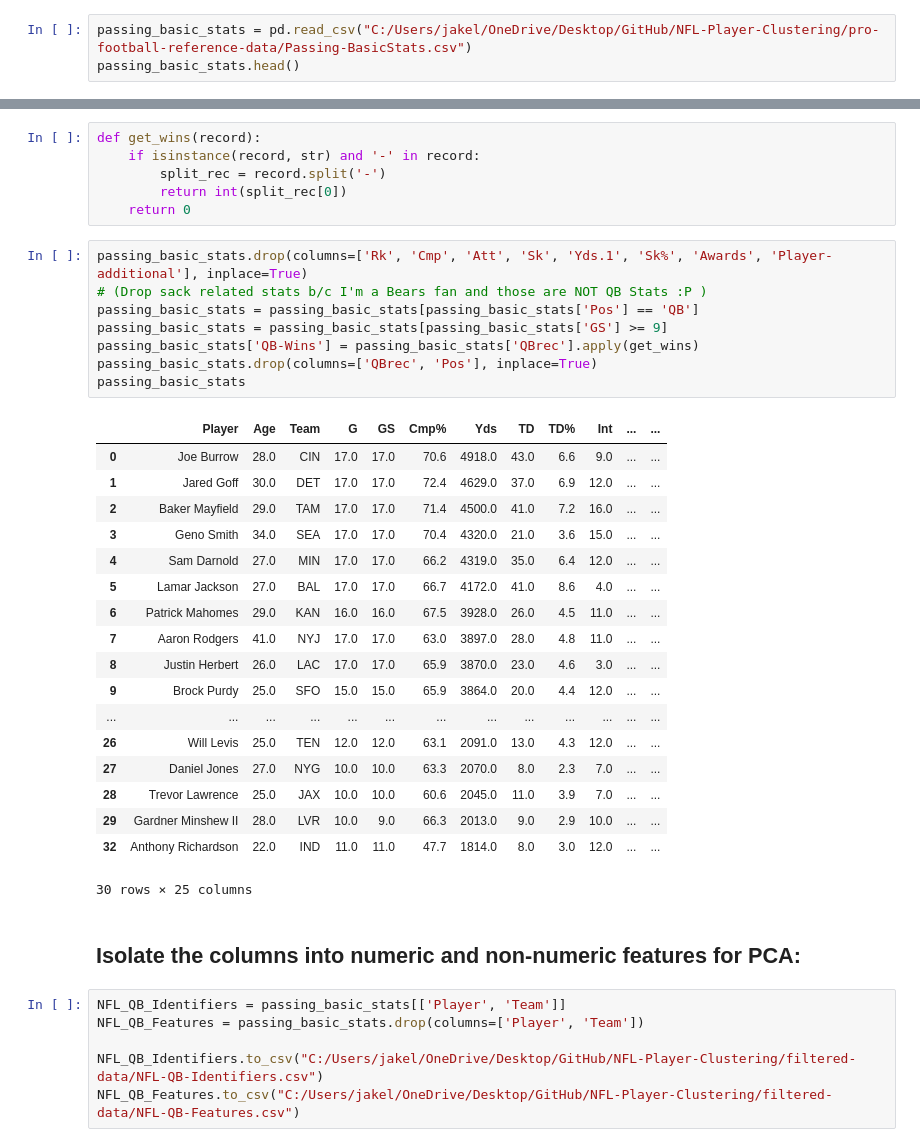
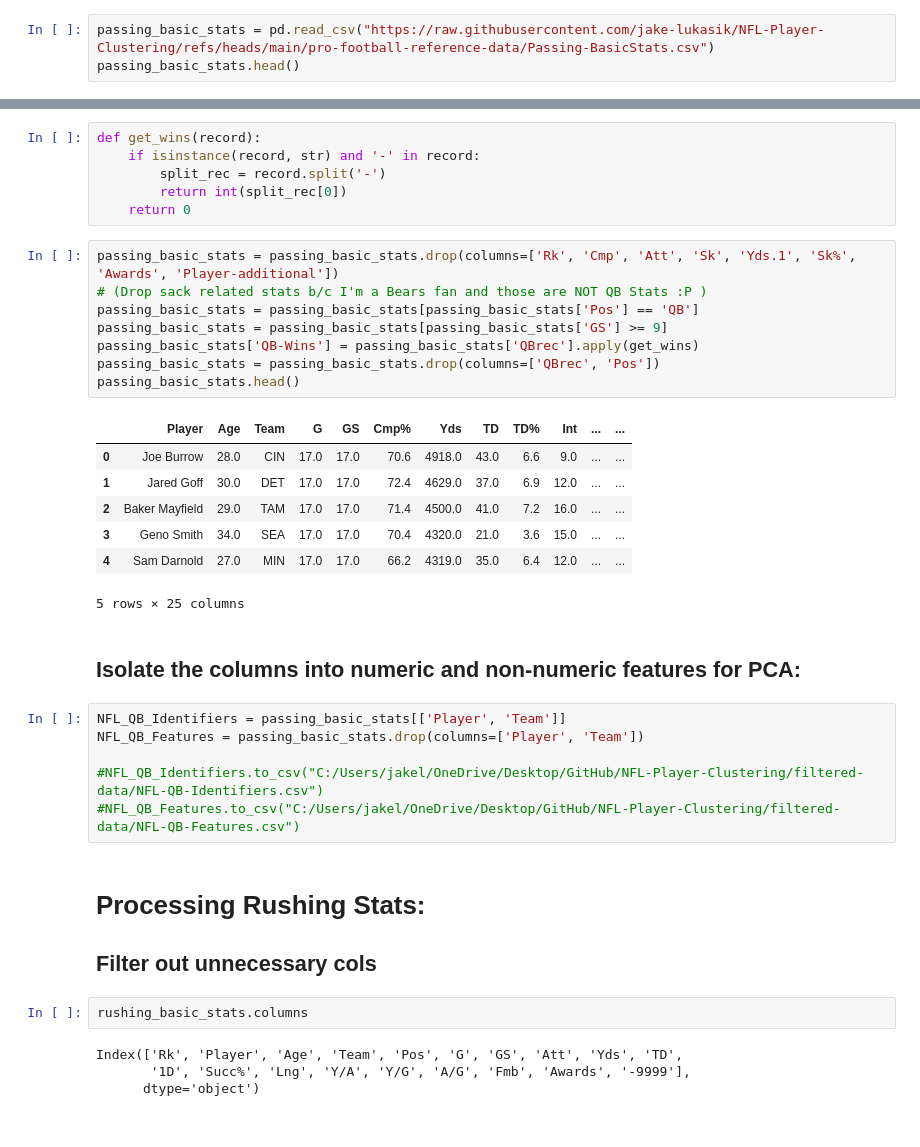
Before and after one commit to jake-lukasik/NFL-Player-Clustering, a Jupyter notebook: code-notebooks/NFL-Player-Clustering-Data-Preprocessing.ipynb, the cells around one changed output, grey strips where cells are left out. Saved outputs shown, nothing was run; the diff lists cells and outputs as text.

```diff
--- a/code-notebooks/NFL-Player-Clustering-Data-Preprocessing.ipynb
+++ b/code-notebooks/NFL-Player-Clustering-Data-Preprocessing.ipynb
@@ -7,5 +8,5 @@ import pandas as pd
 # %%
-passing_basic_stats = pd.read_csv("C:/Users/jakel/OneDrive/Desktop/GitHub/NFL-Player-Clustering/pro-football-reference-data/Passing-BasicStats.csv")
+passing_basic_stats = pd.read_csv("https://raw.githubusercontent.com/jake-lukasik/NFL-Player-Clustering/refs/heads/main/pro-football-reference-data/Passing-BasicStats.csv")
 passing_basic_stats.head()
 # %% [output]
 |  | Rk | Player | Age | Team | Pos | G | GS | QBrec | Cmp | Att | ... | ... |
@@ -54,37 +55,35 @@ def get_wins(record):
         return int(split_rec[0])
     return 0
 # %%
-passing_basic_stats.drop(columns=['Rk', 'Cmp', 'Att', 'Sk', 'Yds.1', 'Sk%', 'Awards', 'Player-additional'], inplace=True)
+passing_basic_stats = passing_basic_stats.drop(columns=['Rk', 'Cmp', 'Att', 'Sk', 'Yds.1', 'Sk%', 'Awards', 'Player-additional'])
 # (Drop sack related stats b/c I'm a Bears fan and those are NOT QB Stats :P )
 passing_basic_stats = passing_basic_stats[passing_basic_stats['Pos'] == 'QB']
 passing_basic_stats = passing_basic_stats[passing_basic_stats['GS'] >= 9]
 passing_basic_stats['QB-Wins'] = passing_basic_stats['QBrec'].apply(get_wins)
-passing_basic_stats.drop(columns=['QBrec', 'Pos'], inplace=True)
-passing_basic_stats
+passing_basic_stats = passing_basic_stats.drop(columns=['QBrec', 'Pos'])
+passing_basic_stats.head()
 # %% [output]
 |  | Player | Age | Team | G | GS | Cmp% | Yds | TD | TD% | Int | ... | ... |
 | 0 | Joe Burrow | 28.0 | CIN | 17.0 | 17.0 | 70.6 | 4918.0 | 43.0 | 6.6 | 9.0 | ... | ... |
 | 1 | Jared Goff | 30.0 | DET | 17.0 | 17.0 | 72.4 | 4629.0 | 37.0 | 6.9 | 12.0 | ... | ... |
 | 2 | Baker Mayfield | 29.0 | TAM | 17.0 | 17.0 | 71.4 | 4500.0 | 41.0 | 7.2 | 16.0 | ... | ... |
 | 3 | Geno Smith | 34.0 | SEA | 17.0 | 17.0 | 70.4 | 4320.0 | 21.0 | 3.6 | 15.0 | ... | ... |
 | 4 | Sam Darnold | 27.0 | MIN | 17.0 | 17.0 | 66.2 | 4319.0 | 35.0 | 6.4 | 12.0 | ... | ... |
-| 5 | Lamar Jackson | 27.0 | BAL | 17.0 | 17.0 | 66.7 | 4172.0 | 41.0 | 8.6 | 4.0 | ... | ... |
-| 6 | Patrick Mahomes | 29.0 | KAN | 16.0 | 16.0 | 67.5 | 3928.0 | 26.0 | 4.5 | 11.0 | ... | ... |
-| 7 | Aaron Rodgers | 41.0 | NYJ | 17.0 | 17.0 | 63.0 | 3897.0 | 28.0 | 4.8 | 11.0 | ... | ... |
-| 8 | Justin Herbert | 26.0 | LAC | 17.0 | 17.0 | 65.9 | 3870.0 | 23.0 | 4.6 | 3.0 | ... | ... |
-| 9 | Brock Purdy | 25.0 | SFO | 15.0 | 15.0 | 65.9 | 3864.0 | 20.0 | 4.4 | 12.0 | ... | ... |
-| ... | ... | ... | ... | ... | ... | ... | ... | ... | ... | ... | ... | ... |
-| 26 | Will Levis | 25.0 | TEN | 12.0 | 12.0 | 63.1 | 2091.0 | 13.0 | 4.3 | 12.0 | ... | ... |
-| 27 | Daniel Jones | 27.0 | NYG | 10.0 | 10.0 | 63.3 | 2070.0 | 8.0 | 2.3 | 7.0 | ... | ... |
-| 28 | Trevor Lawrence | 25.0 | JAX | 10.0 | 10.0 | 60.6 | 2045.0 | 11.0 | 3.9 | 7.0 | ... | ... |
-| 29 | Gardner Minshew II | 28.0 | LVR | 10.0 | 9.0 | 66.3 | 2013.0 | 9.0 | 2.9 | 10.0 | ... | ... |
-| 32 | Anthony Richardson | 22.0 | IND | 11.0 | 11.0 | 47.7 | 1814.0 | 8.0 | 3.0 | 12.0 | ... | ... |
-30 rows × 25 columns
+5 rows × 25 columns
 # %% [markdown]
 ## Isolate the columns into numeric and non-numeric features for PCA:
 # %%
 NFL_QB_Identifiers = passing_basic_stats[['Player', 'Team']]
 NFL_QB_Features = passing_basic_stats.drop(columns=['Player', 'Team'])
 
-NFL_QB_Identifiers.to_csv("C:/Users/jakel/OneDrive/Desktop/GitHub/NFL-Player-Clustering/filtered-data/NFL-QB-Identifiers.csv")
-NFL_QB_Features.to_csv("C:/Users/jakel/OneDrive/Desktop/GitHub/NFL-Player-Clustering/filtered-data/NFL-QB-Features.csv")
+#NFL_QB_Identifiers.to_csv("C:/Users/jakel/OneDrive/Desktop/GitHub/NFL-Player-Clustering/filtered-data/NFL-QB-Identifiers.csv")
+#NFL_QB_Features.to_csv("C:/Users/jakel/OneDrive/Desktop/GitHub/NFL-Player-Clustering/filtered-data/NFL-QB-Features.csv")
+# %% [markdown]
+# Processing Rushing Stats:
+## Filter out unnecessary cols
+# %%
+rushing_basic_stats.columns
+# %% [output]
+Index(['Rk', 'Player', 'Age', 'Team', 'Pos', 'G', 'GS', 'Att', 'Yds', 'TD',
+       '1D', 'Succ%', 'Lng', 'Y/A', 'Y/G', 'A/G', 'Fmb', 'Awards', '-9999'],
+      dtype='object')
```
Also changed, not shown: parts of 11 cells of this notebook, 4 other files.
